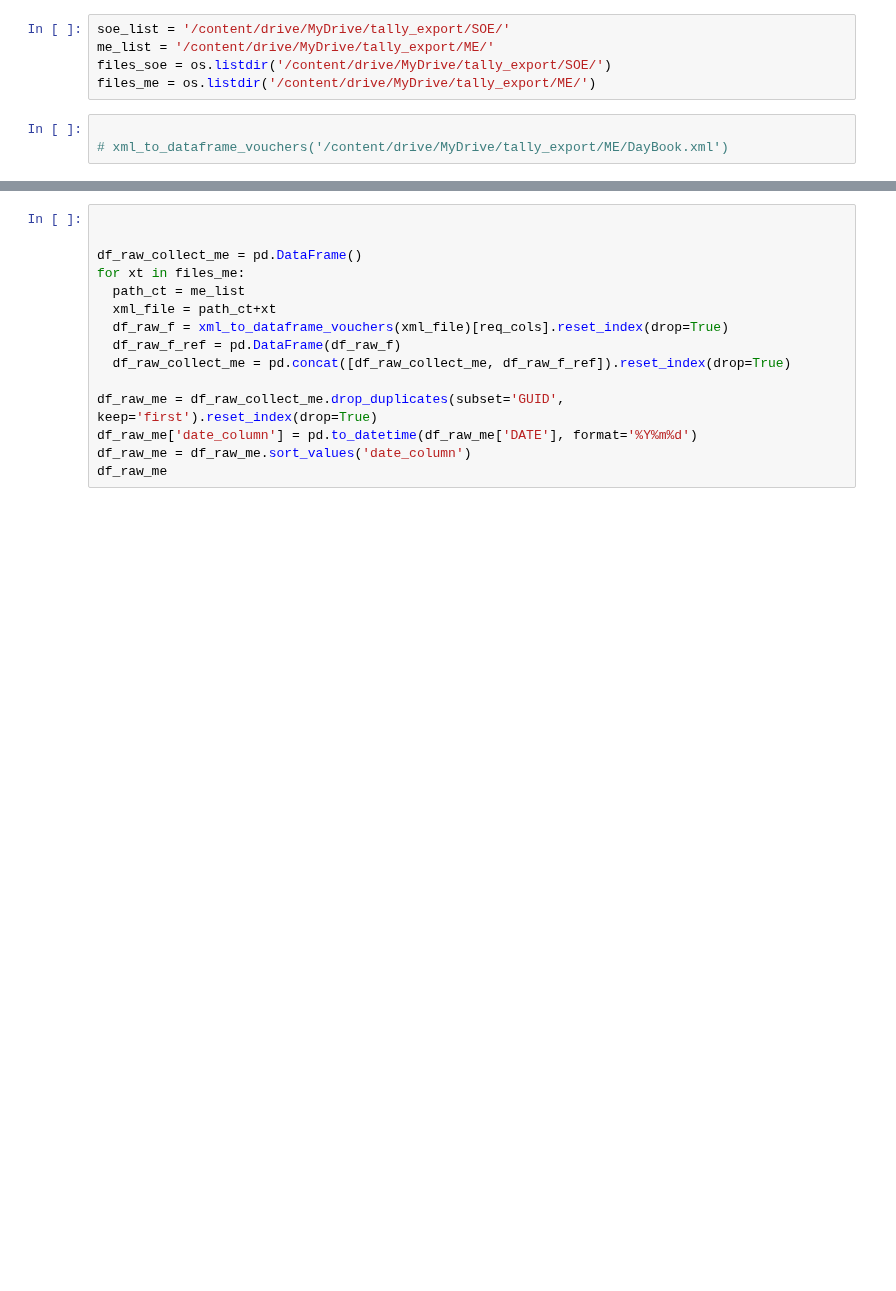
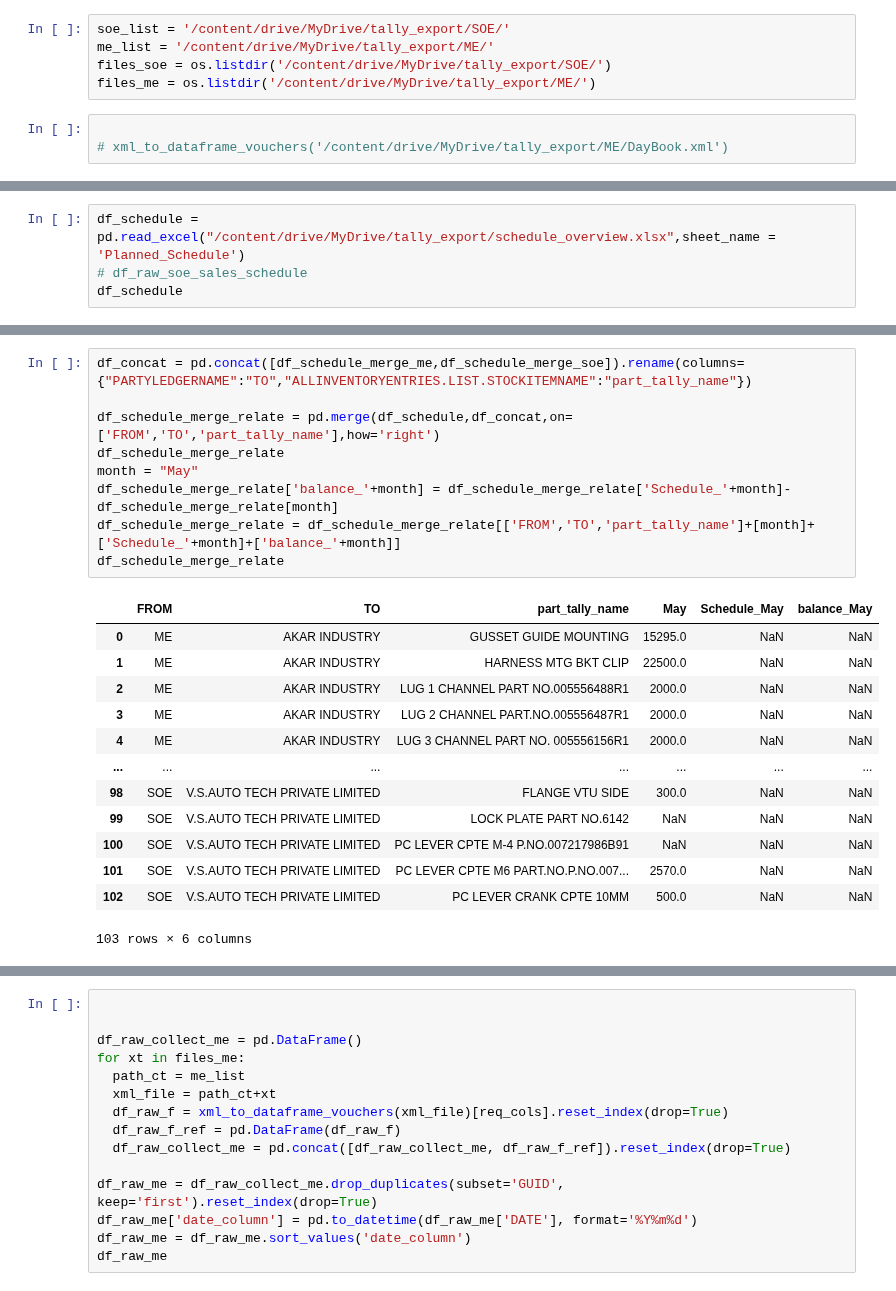
Before and after one commit to omkar-salunke/accounts, a Jupyter notebook: both_tally_daybook.ipynb, the cells around one changed output, grey strips where cells are left out. Saved outputs shown, nothing was run; the diff lists cells and outputs as text; blank space fills up the shorter version.

```diff
--- a/both_tally_daybook.ipynb
+++ b/both_tally_daybook.ipynb
@@ -150,3 +138,7 @@ df_schedule_merge_me = pd.DataFrame(df_raw_soe_sales_sch).pivot_table(index=['PA
 # df_schedule_merge_soe.to_excel(writer, sheet_name = 'SOE')
 # df_schedule_merge_me.to_excel(writer, sheet_name = 'ME')
 # writer.close()
+# %%
+df_schedule = pd.read_excel("/content/drive/MyDrive/tally_export/schedule_overview.xlsx",sheet_name = 'Planned_Schedule')
+# df_raw_soe_sales_schedule
+df_schedule
@@ -153 +159,24 @@ df_schedule_merge_me = pd.DataFrame(df_raw_soe_sales_sch).pivot_table(index=['PA
+# %%
+df_concat = pd.concat([df_schedule_merge_me,df_schedule_merge_soe]).rename(columns={"PARTYLEDGERNAME":"TO","ALLINVENTORYENTRIES.LIST.STOCKITEMNAME":"part_tally_name"})
+
+df_schedule_merge_relate = pd.merge(df_schedule,df_concat,on=['FROM','TO','part_tally_name'],how='right')
+df_schedule_merge_relate
+month = "May"
+df_schedule_merge_relate['balance_'+month] = df_schedule_merge_relate['Schedule_'+month]-df_schedule_merge_relate[month]
+df_schedule_merge_relate = df_schedule_merge_relate[['FROM','TO','part_tally_name']+[month]+['Schedule_'+month]+['balance_'+month]]
+df_schedule_merge_relate
+# %% [output]
+|  | FROM | TO | part_tally_name | May | Schedule_May | balance_May |
+| 0 | ME | AKAR INDUSTRY | GUSSET GUIDE MOUNTING | 15295.0 | NaN | NaN |
+| 1 | ME | AKAR INDUSTRY | HARNESS MTG BKT CLIP | 22500.0 | NaN | NaN |
+| 2 | ME | AKAR INDUSTRY | LUG 1 CHANNEL PART NO.005556488R1 | 2000.0 | NaN | NaN |
+| 3 | ME | AKAR INDUSTRY | LUG 2 CHANNEL PART.NO.005556487R1 | 2000.0 | NaN | NaN |
+| 4 | ME | AKAR INDUSTRY | LUG 3 CHANNEL PART NO. 005556156R1 | 2000.0 | NaN | NaN |
+| ... | ... | ... | ... | ... | ... | ... |
+| 98 | SOE | V.S.AUTO TECH PRIVATE LIMITED | FLANGE VTU SIDE | 300.0 | NaN | NaN |
+| 99 | SOE | V.S.AUTO TECH PRIVATE LIMITED | LOCK PLATE PART NO.6142 | NaN | NaN | NaN |
+| 100 | SOE | V.S.AUTO TECH PRIVATE LIMITED | PC LEVER CPTE M-4 P.NO.007217986B91 | NaN | NaN | NaN |
+| 101 | SOE | V.S.AUTO TECH PRIVATE LIMITED | PC LEVER CPTE M6 PART.NO.P.NO.007... | 2570.0 | NaN | NaN |
+| 102 | SOE | V.S.AUTO TECH PRIVATE LIMITED | PC LEVER CRANK CPTE 10MM | 500.0 | NaN | NaN |
+103 rows × 6 columns
 # %%
```
Also changed, not shown: parts of 5 cells of this notebook.
